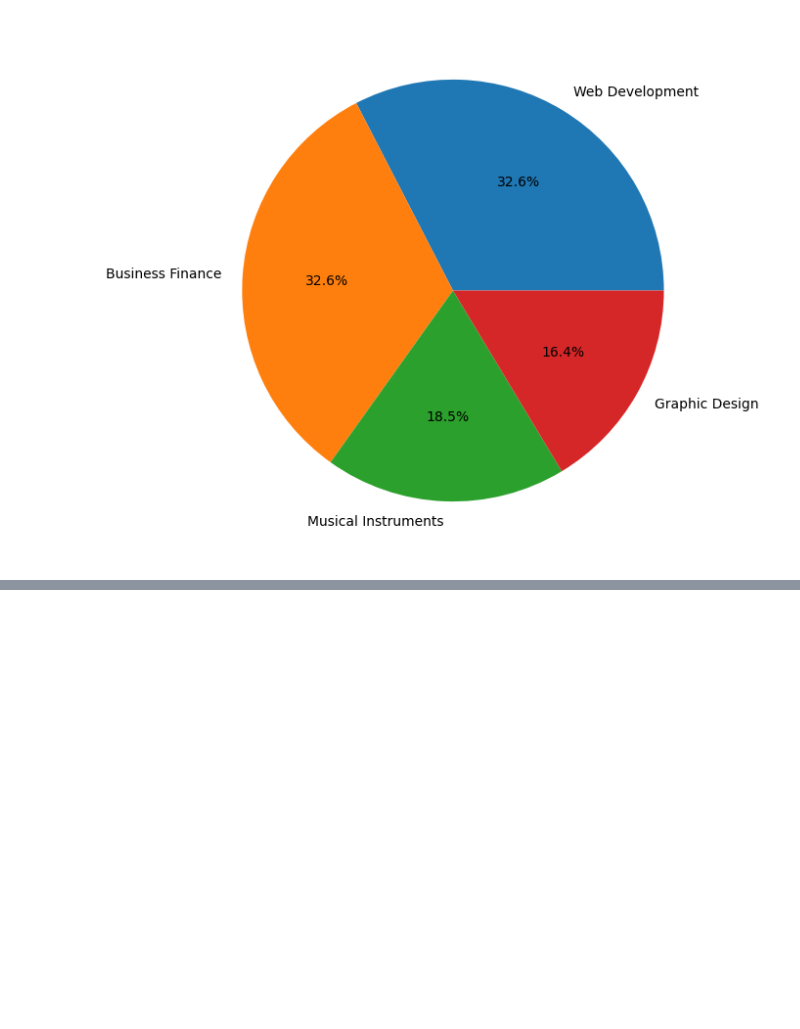
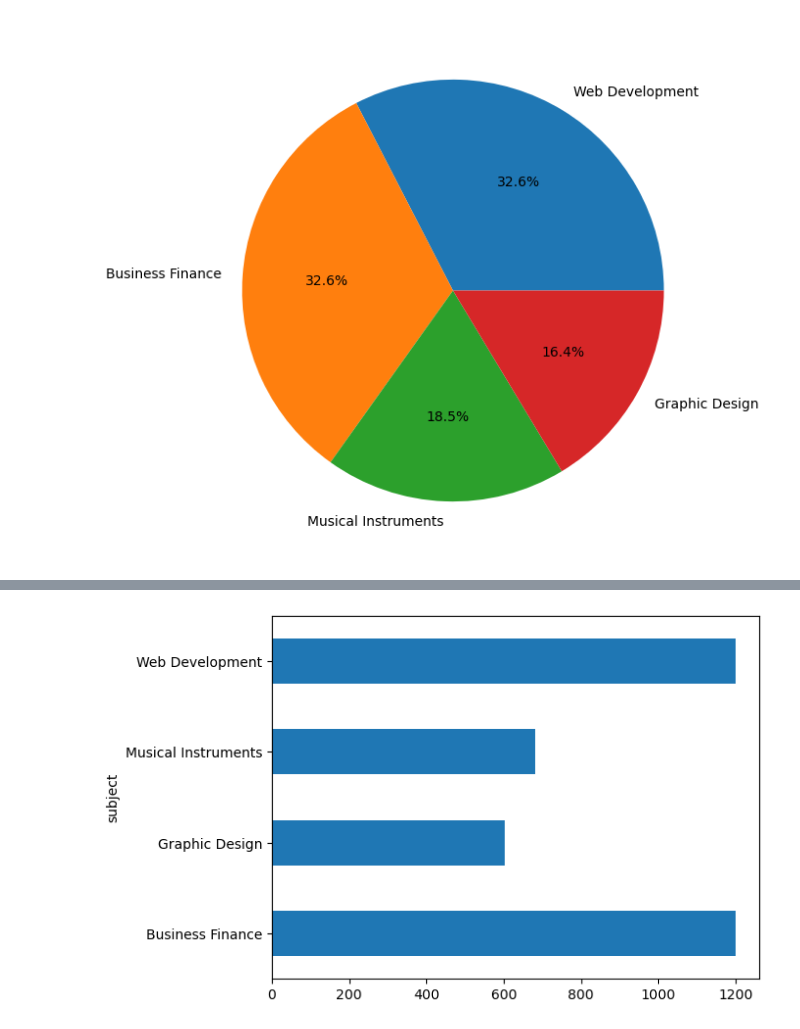
Before and after one commit to lawalsegun2025/udemy_course_recommendation_system, a Jupyter notebook: EDA_on_udemy_courses_dataset.ipynb, the cells around one changed output, grey strips where cells are left out. Drawn from its saved outputs; the diff is of its cells as text; code cells hidden in the pictures; blank space fills up the shorter version.

Commit message:
eda on subscribers

```diff
--- a/EDA_on_udemy_courses_dataset.ipynb
+++ b/EDA_on_udemy_courses_dataset.ipynb
@@ -121,0 +130,5 @@ plt.pie(df["subject"].value_counts(),
+# %%
+# Group subjects by number of subscribers and get count
+df.groupby("subject")["num_subscribers"].count().plot(kind="barh");
+# %% [output]
+[figure, added]
```
Also changed, not shown: parts of 3 cells of this notebook.
